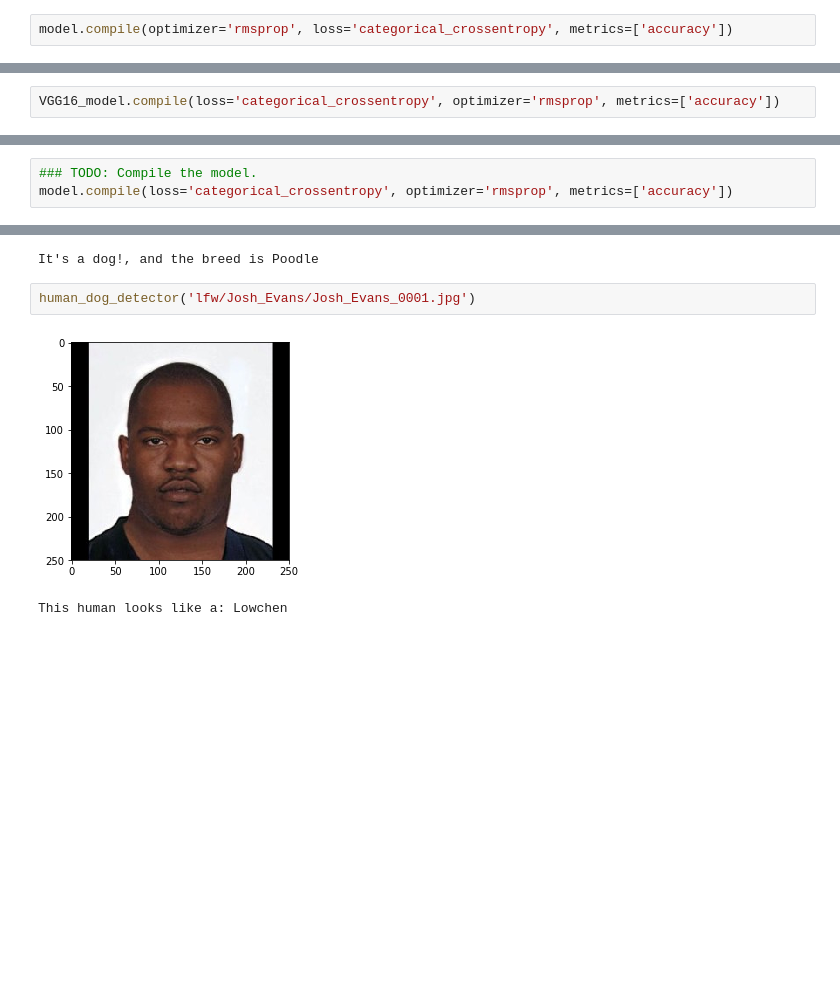
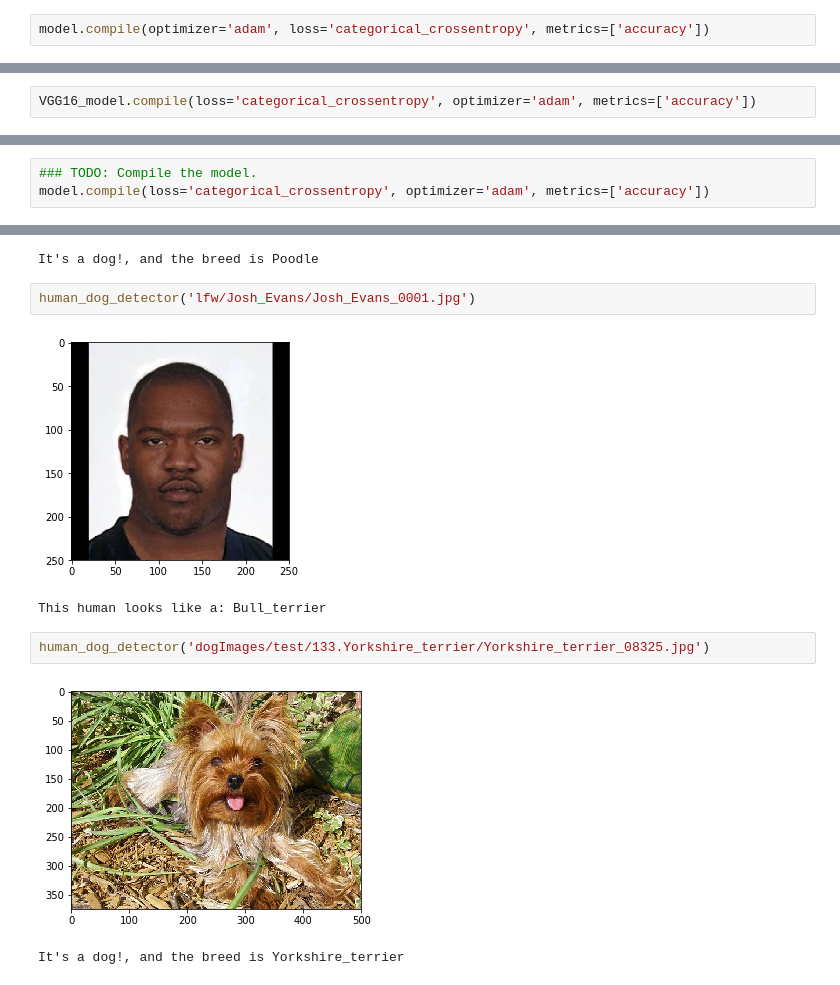
Before and after one commit to arunansu/Udacity, a Jupyter notebook: AI/dog-project/dog_app.ipynb, the cells around one changed output, grey strips where cells are left out. Cells and saved outputs as stored; diff of their text form; blank space fills up the shorter version.

Commit message:
FIX: added Questions 2 and 5 with 6 images

```diff
--- a/AI/dog-project/dog_app.ipynb
+++ b/AI/dog-project/dog_app.ipynb
@@ -389,7 +390,7 @@ _________________________________________________________________
 # %% [markdown]
 ### Compile the Model
 # %%
-model.compile(optimizer='rmsprop', loss='categorical_crossentropy', metrics=['accuracy'])
+model.compile(optimizer='adam', loss='categorical_crossentropy', metrics=['accuracy'])
 # %% [markdown]
 ### (IMPLEMENTATION) Train the Model
 
@@ -485,7 +486,7 @@ _________________________________________________________________
 # %% [markdown]
 ### Compile the Model
 # %%
-VGG16_model.compile(loss='categorical_crossentropy', optimizer='rmsprop', metrics=['accuracy'])
+VGG16_model.compile(loss='categorical_crossentropy', optimizer='adam', metrics=['accuracy'])
 # %% [markdown]
 ### Train the Model
 # %%
@@ -615,7 +620,7 @@ _________________________________________________________________
 ### (IMPLEMENTATION) Compile the Model
 # %%
 ### TODO: Compile the model.
-model.compile(loss='categorical_crossentropy', optimizer='rmsprop', metrics=['accuracy'])
+model.compile(loss='categorical_crossentropy', optimizer='adam', metrics=['accuracy'])
 # %% [markdown]
 ### (IMPLEMENTATION) Train the Model
 
@@ -758,4 +763,9 @@ It's a dog!, and the breed is Poodle
 human_dog_detector('lfw/Josh_Evans/Josh_Evans_0001.jpg')
 # %% [output]
 [figure]
-This human looks like a: Lowchen
+This human looks like a: Bull_terrier
+# %%
+human_dog_detector('dogImages/test/133.Yorkshire_terrier/Yorkshire_terrier_08325.jpg')
+# %% [output]
+[figure, added]
+It's a dog!, and the breed is Yorkshire_terrier
```
Also changed, not shown: parts of 11 cells of this notebook, 1 other file.
